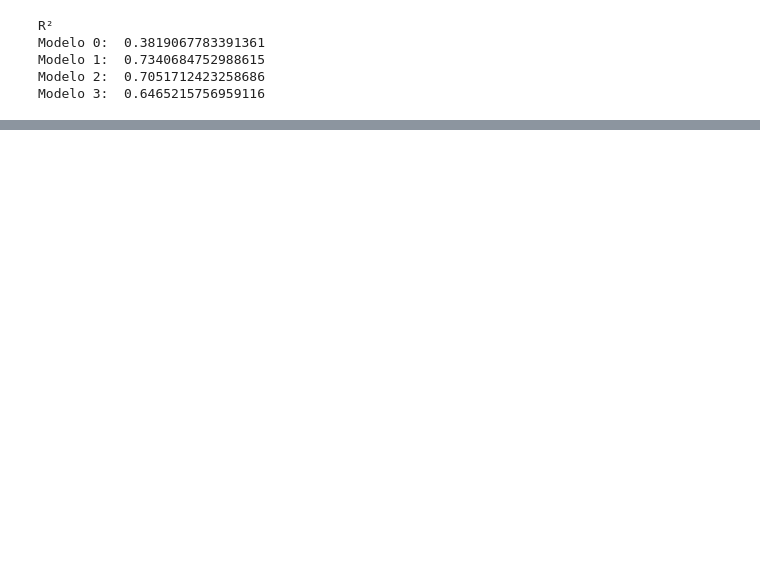
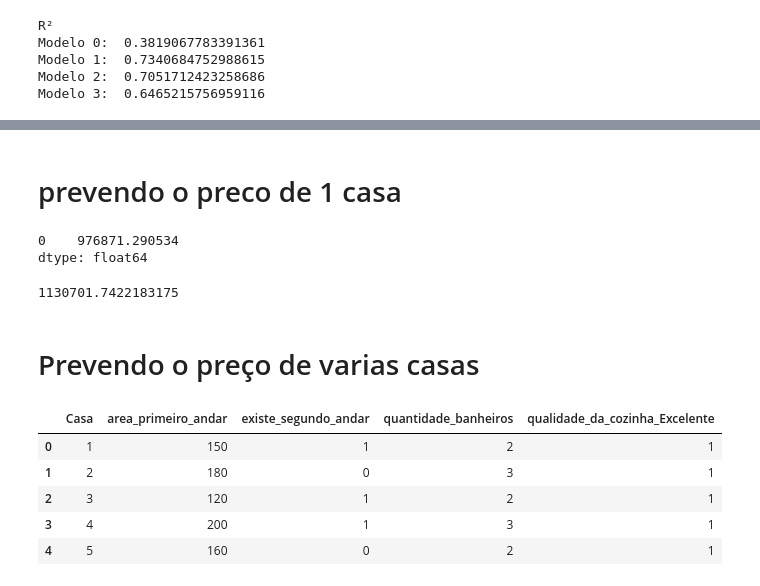
Before and after one commit to BBennemann/Regress-o-teste, a Jupyter notebook: main.ipynb, the cells around one changed output, grey strips where cells are left out. Cells and saved outputs as stored; diff of their text form; code cells hidden in the pictures; blank space fills up the shorter version.

```diff
--- a/main.ipynb
+++ b/main.ipynb
@@ -182,0 +197,2 @@ Modelo 3:  0.6465215756959116
+# %% [markdown]
+# prevendo o preco de 1 casa
@@ -182,0 +207,21 @@ Modelo 3:  0.6465215756959116
+# %%
+modelo_0.predict(novo_imovel['area_primeiro_andar'])
+# %% [output]
+0    976871.290534
+dtype: float64
+# %%
+modelo_3.predict(novo_imovel)[0]
+# %% [output]
+1130701.7422183175
+# %% [markdown]
+# Prevendo o preço de varias casas
+# %%
+novas_casa = pd.read_csv('data/Novas_casas.csv', sep=';')
+novas_casa.head()
+# %% [output]
+|  | Casa | area_primeiro_andar | existe_segundo_andar | quantidade_banheiros | qualidade_da_cozinha_Excelente |
+| 0 | 1 | 150 | 1 | 2 | 1 |
+| 1 | 2 | 180 | 0 | 3 | 1 |
+| 2 | 3 | 120 | 1 | 2 | 1 |
+| 3 | 4 | 200 | 1 | 3 | 1 |
+| 4 | 5 | 160 | 0 | 2 | 1 |
```
Also changed, not shown: parts of 10 cells of this notebook, 3 other files.
